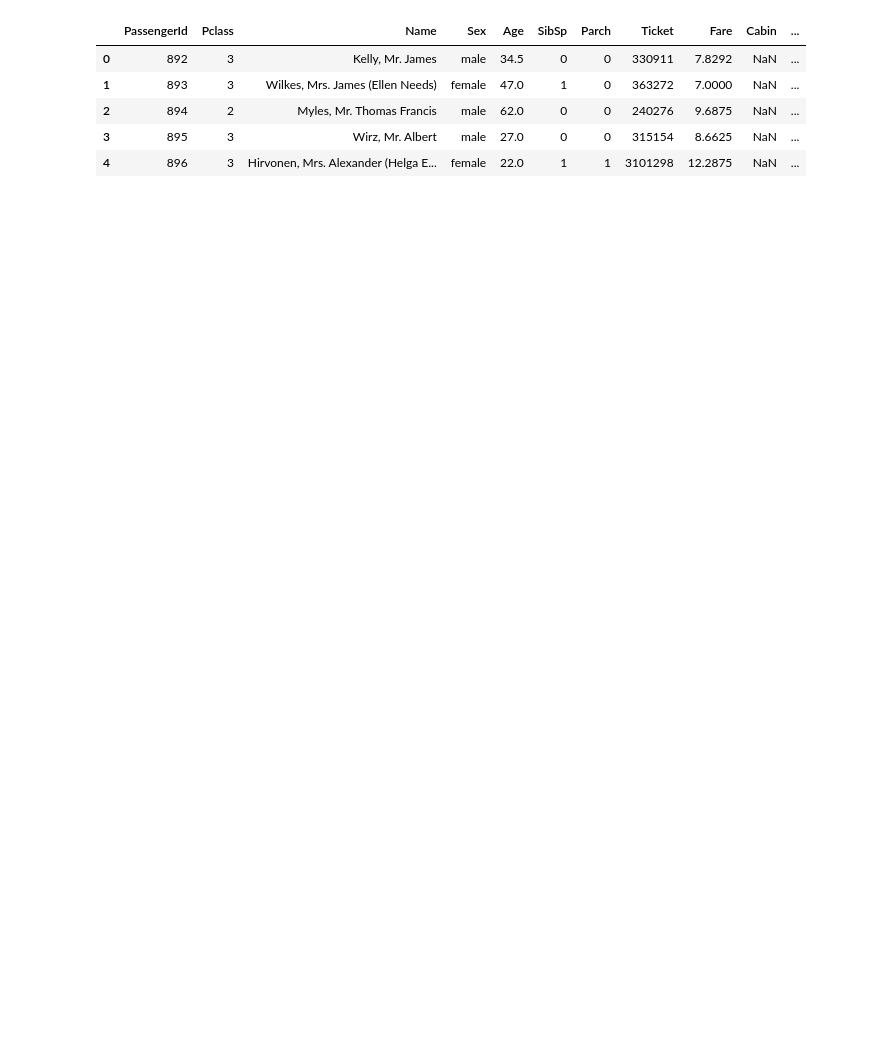
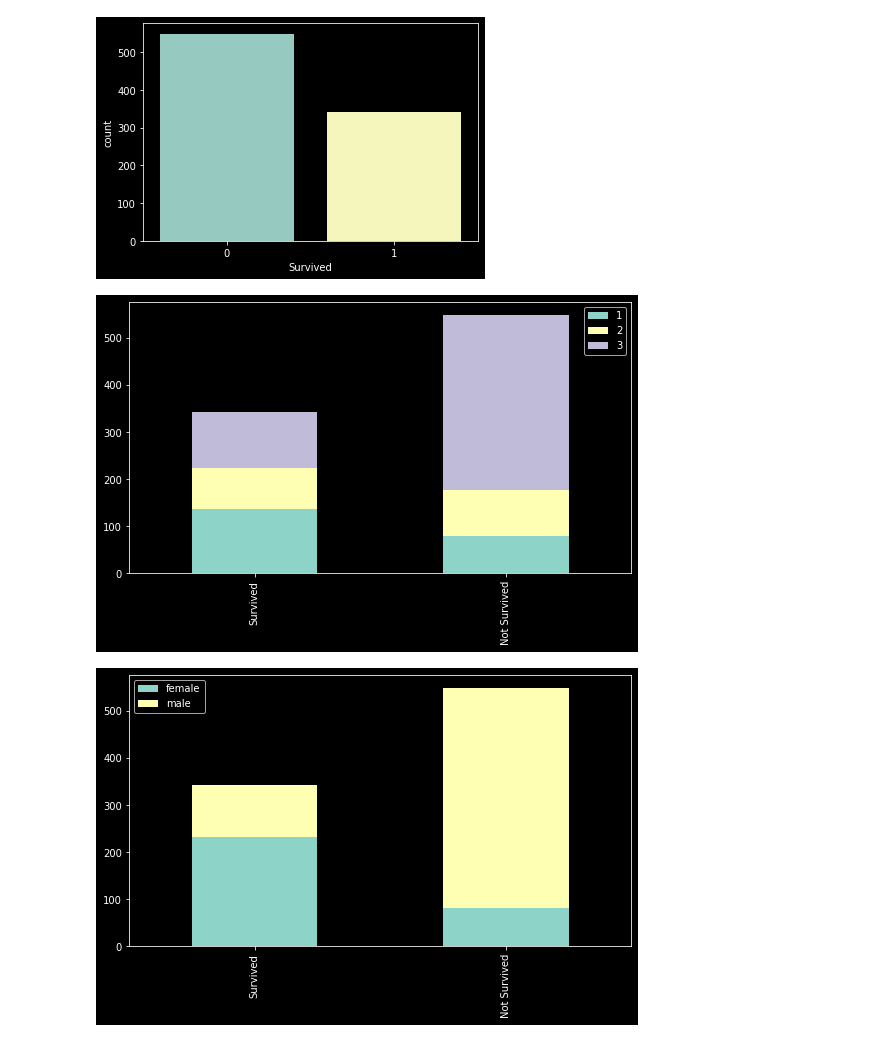
Before and after one commit to pgrudzien12/kaggle_titanic, a Jupyter notebook: submission.ipynb, the cells around one changed output. Cells and saved outputs as stored; diff of their text form; code cells hidden in the pictures; blank space fills up the shorter version.

```diff
--- a/submission.ipynb
+++ b/submission.ipynb
@@ -7,13 +7,8 @@ import numpy as np
 import pandas as pd
 import seaborn as sns
 # %%
-class MyCallbacks(tf.keras.callbacks.Callback):
-    def on_epoch_end(self, epoch, logs=[]):
-        if(logs['accuracy']>0.85):
-            print("I'm done here. Going home")
-            self.model.stop_training = True
-
-callbacks = MyCallbacks()
+def bar_chart_sur_notsur(set):
+    sns.countplot(set['Survived'])
 
 def bar_chart(set, feature):
     survived = set[set['Survived']==1][feature].value_counts()
@@ -21,3 +16,9 @@ def bar_chart(set, feature):
     df= pd.DataFrame([survived,notsurvived])
     df.index = ['Survived','Not Survived']
     df.plot(kind = 'bar',stacked=True,figsize=(9,5))
+
+def expand_model(df):
+    df["Title"] = df['Name'].str.extract('([A-Za-z]+)\.', expand=True)
+    df["Title"] = df["Title"].astype('category')
+
+    df["Family_size"] = df['Parch'] + df['SibSp']
@@ -34,10 +24,0 @@ train.head()
-# %%
-test = pd.read_csv("test.csv")
-test.head()
-# %% [output]
-|  | PassengerId | Pclass | Name | Sex | Age | SibSp | Parch | Ticket | Fare | Cabin | ... |
-| 0 | 892 | 3 | Kelly, Mr. James | male | 34.5 | 0 | 0 | 330911 | 7.8292 | NaN | ... |
-| 1 | 893 | 3 | Wilkes, Mrs. James (Ellen Needs) | female | 47.0 | 1 | 0 | 363272 | 7.0000 | NaN | ... |
-| 2 | 894 | 2 | Myles, Mr. Thomas Francis | male | 62.0 | 0 | 0 | 240276 | 9.6875 | NaN | ... |
-| 3 | 895 | 3 | Wirz, Mr. Albert | male | 27.0 | 0 | 0 | 315154 | 8.6625 | NaN | ... |
-| 4 | 896 | 3 | Hirvonen, Mrs. Alexander (Helga E... | female | 22.0 | 1 | 1 | 3101298 | 12.2875 | NaN | ... |
@@ -43,0 +32,13 @@ test.head()
+# %%
+bar_chart_sur_notsur(train)
+bar_chart(train, 'Pclass')
+bar_chart(train, 'Sex')
+bar_chart(train, 'SibSp')
+bar_chart(train, 'Parch')
+bar_chart(train, 'Embarked')
+bar_chart(train, 'Family_size')
+bar_chart(train, 'Title')
+# %% [output]
+[figure, added]
+[figure, added]
+[figure, added]
```
Also changed, not shown: parts of 13 cells of this notebook.
